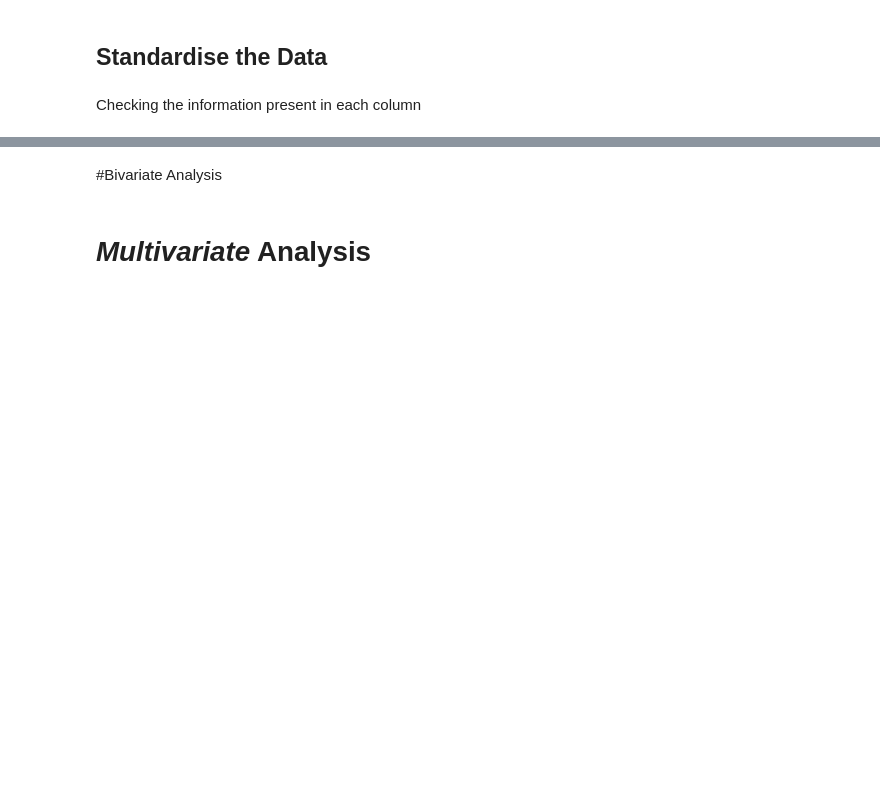
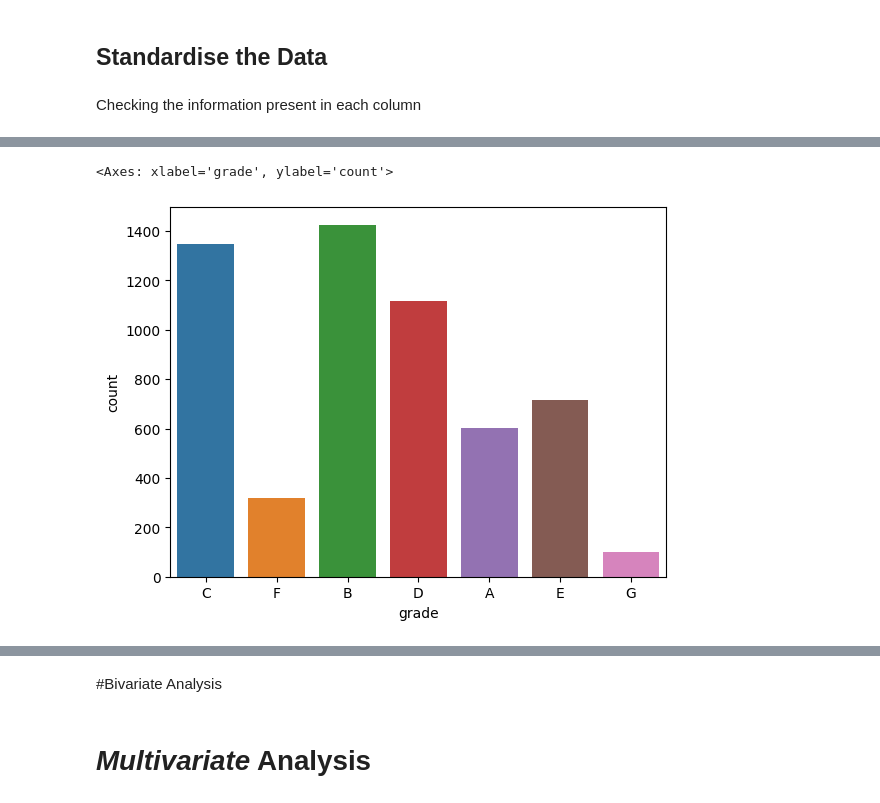
Before and after one commit to ktothep/PythonNotebooks, a Jupyter notebook: Lending_Case_Study.ipynb, the cells around one changed output, grey strips where cells are left out. Saved outputs shown, nothing was run; the diff lists cells and outputs as text; code cells hidden in the pictures; blank space fills up the shorter version.

```diff
--- a/Lending_Case_Study.ipynb
+++ b/Lending_Case_Study.ipynb
@@ -257,0 +394,2 @@ Name: term, dtype: float64
+# %%
+loan_charged_off=loan_df_filtered[(loan_df_filtered['loan_status']=='Charged Off')]
@@ -257,0 +400,5 @@ Name: term, dtype: float64
+# %%
+seaborn.countplot(x=loan_charged_off['grade'],data=loan_charged_off)
+# %% [output]
+<Axes: xlabel='grade', ylabel='count'>
+[figure, added]
```
Also changed, not shown: parts of 81 cells of this notebook.
